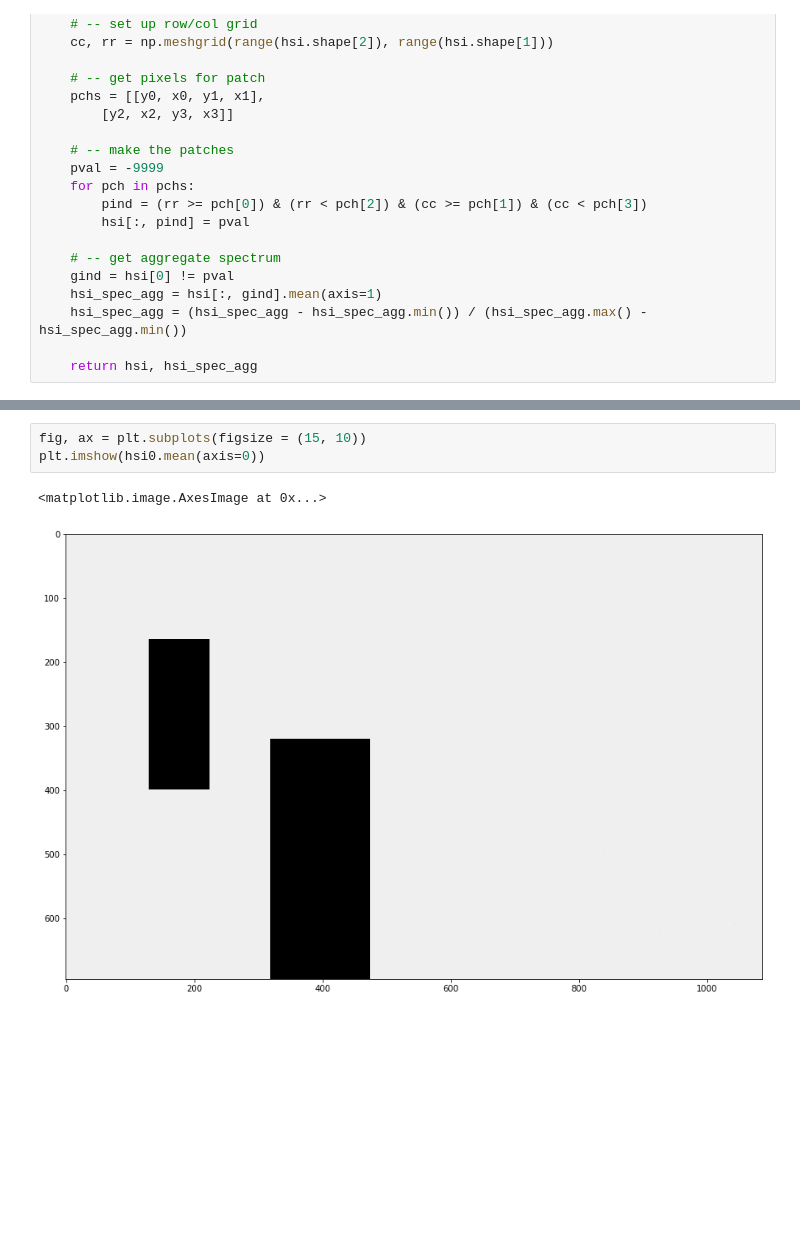
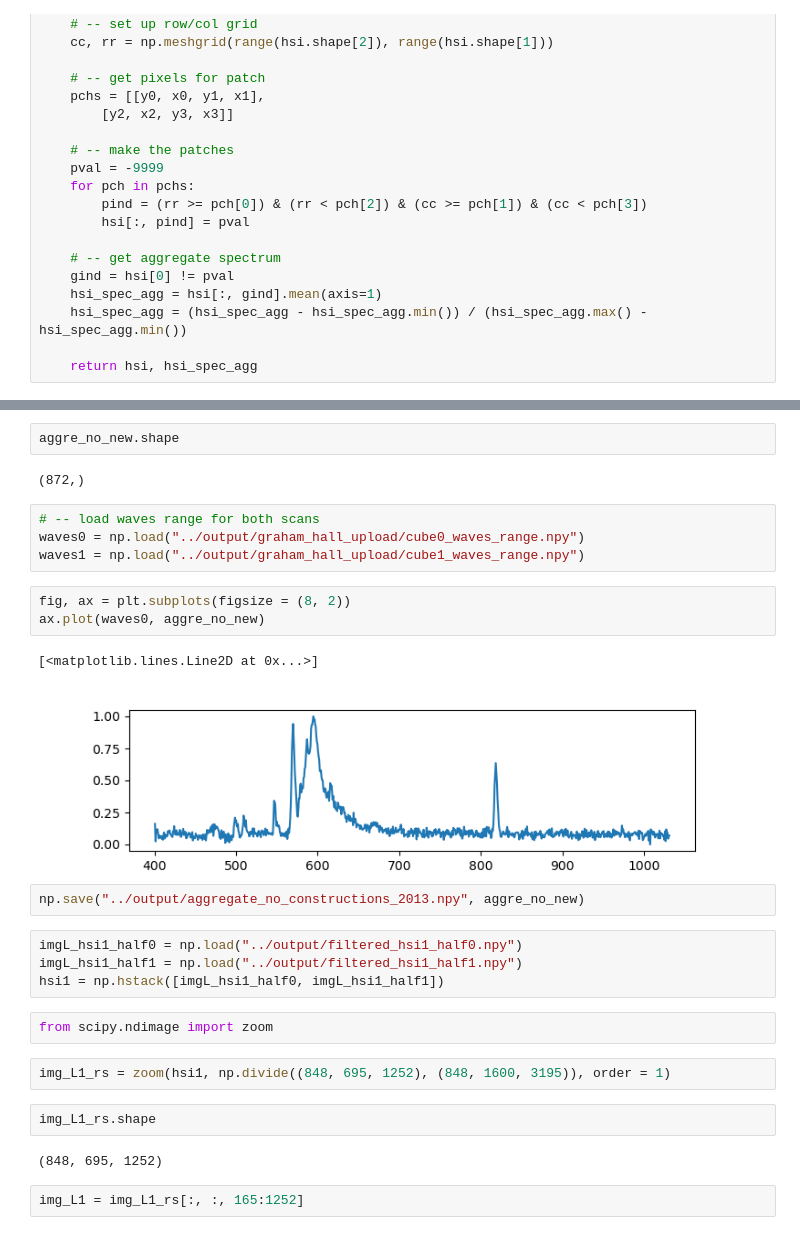
Before and after one commit to gdobler/lighting-tech-changeover, a Jupyter notebook: ltco/The_aggregate_spec.ipynb, the cells around one changed output, grey strips where cells are left out. Saved outputs shown, nothing was run; the diff lists cells and outputs as text; blank space fills up the shorter version.

```diff
--- a/ltco/The_aggregate_spec.ipynb
+++ b/ltco/The_aggregate_spec.ipynb
@@ -78,6 +77,30 @@ plt.imshow(hsi0.mean(axis=0))
-# %%
-fig, ax = plt.subplots(figsize = (15, 10))
-plt.imshow(hsi0.mean(axis=0))
-# %% [output]
-<matplotlib.image.AxesImage at 0x...>
-[figure, removed]
+# %%
+aggre_no_new.shape
+# %% [output]
+(872,)
+# %%
+# -- load waves range for both scans
+waves0 = np.load("../output/graham_hall_upload/cube0_waves_range.npy")
+waves1 = np.load("../output/graham_hall_upload/cube1_waves_range.npy")
+# %%
+fig, ax = plt.subplots(figsize = (8, 2))
+ax.plot(waves0, aggre_no_new)
+# %% [output]
+[<matplotlib.lines.Line2D at 0x...>]
+[figure, added]
+# %%
+np.save("../output/aggregate_no_constructions_2013.npy", aggre_no_new)
+# %%
+imgL_hsi1_half0 = np.load("../output/filtered_hsi1_half0.npy")
+imgL_hsi1_half1 = np.load("../output/filtered_hsi1_half1.npy")
+hsi1 = np.hstack([imgL_hsi1_half0, imgL_hsi1_half1])
+# %%
+from scipy.ndimage import zoom
+# %%
+img_L1_rs = zoom(hsi1, np.divide((848, 695, 1252), (848, 1600, 3195)), order = 1)
+# %%
+img_L1_rs.shape
+# %% [output]
+(848, 695, 1252)
+# %%
+img_L1 = img_L1_rs[:, :, 165:1252]
```
Also changed, not shown: parts of 9 cells of this notebook, 5 other files.
